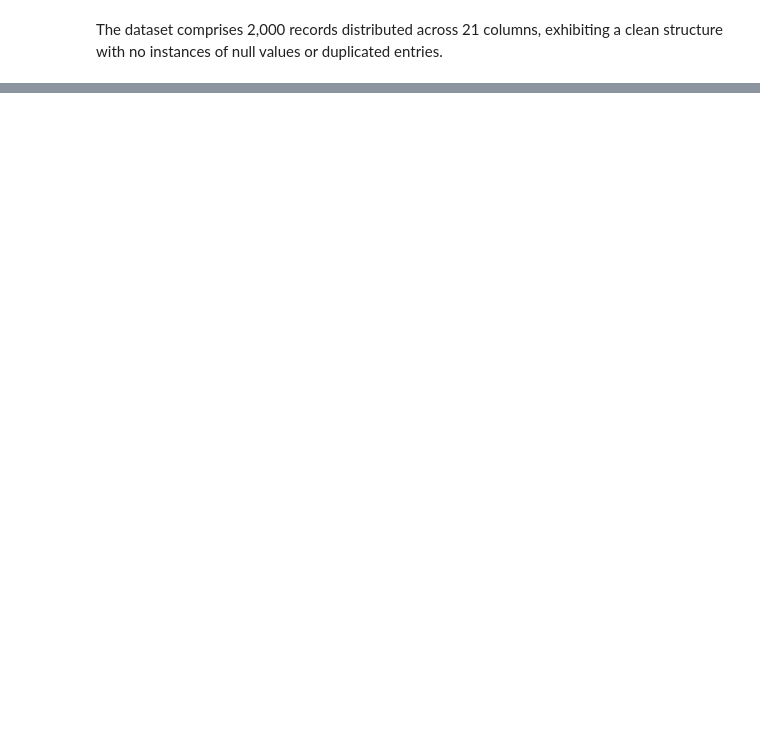
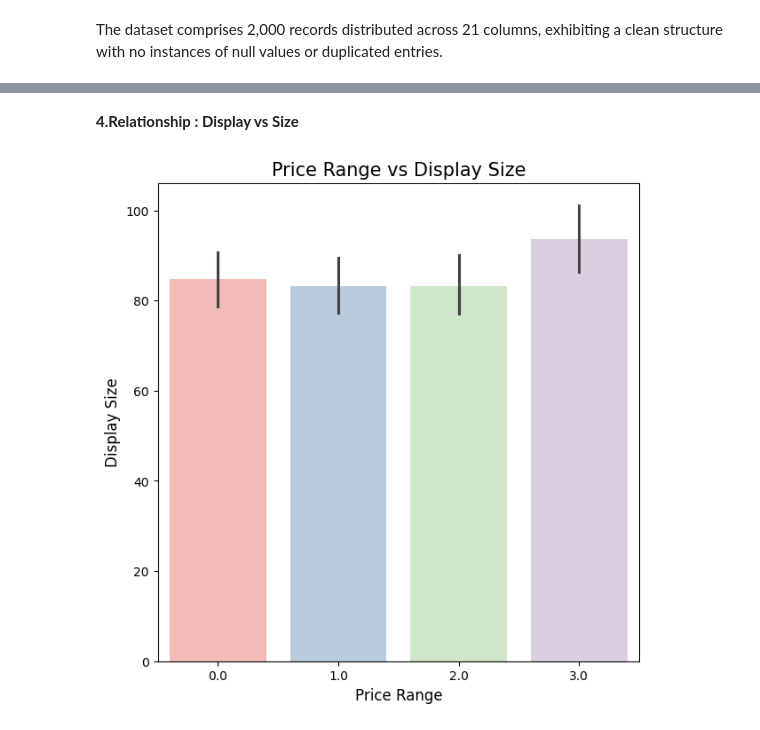
Before and after one commit to meabhaykr/Mobile-Price-Range-Prediction, a Jupyter notebook: Mobile_Price_Range_Prediction.ipynb, the cells around one changed output, grey strips where cells are left out. Saved outputs shown, nothing was run; the diff lists cells and outputs as text; code cells hidden in the pictures; blank space fills up the shorter version.

```diff
--- a/Mobile_Price_Range_Prediction.ipynb
+++ b/Mobile_Price_Range_Prediction.ipynb
@@ -438,0 +492,12 @@ The dataset comprises 2,000 records distributed across 21 columns, exhibiting a
+# %% [markdown]
+**4.Relationship : Display vs Size**
+# %%
+plt.figure(figsize=(7, 7))
+new_palette = sns.color_palette("Pastel1", n_colors=4)
+sns.barplot(x=mobile_df['price_range'], y=mobile_df['Display_size'], palette=new_palette)
+plt.title('Price Range vs Display Size', size=15)
+plt.xlabel('Price Range', size=12)
+plt.ylabel('Display Size', size=12)
+plt.show()
+# %% [output]
+[figure, added]
```
Also changed, not shown: parts of 31 cells of this notebook.
